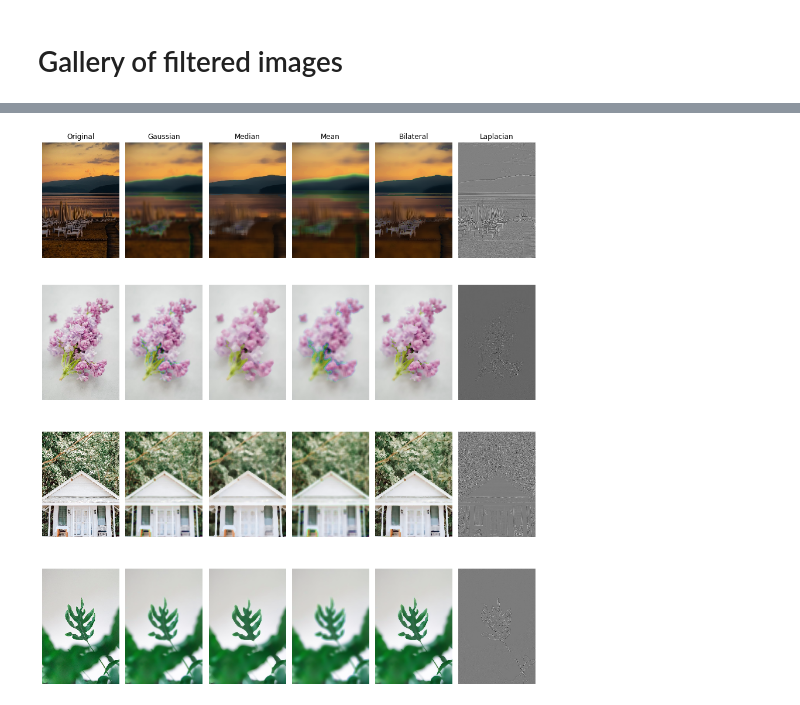
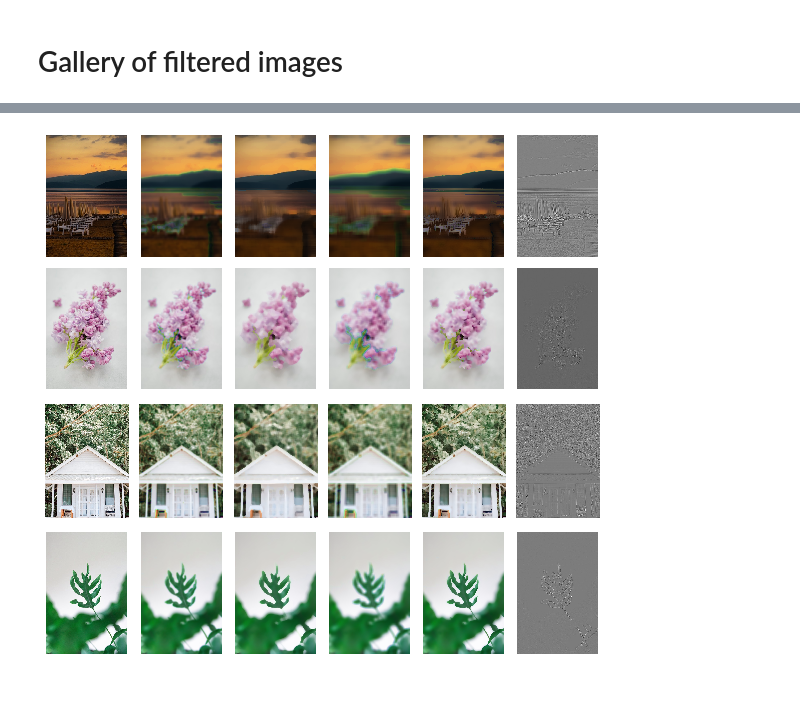
Before and after one commit to ldnam/Transformation-Filter-Unsharpmasking_project, a Jupyter notebook: filter-all.ipynb, the cells around one changed output, grey strips where cells are left out. Drawn from its saved outputs; the diff is of its cells as text; code cells hidden in the pictures.

```diff
--- a/filter-all.ipynb
+++ b/filter-all.ipynb
@@ -8,20 +8,29 @@ from PIL import Image, ImageFilter
 from skimage import color
 from skimage import io
 import os
-# %%
-image = cv2.imread(os.path.join('images', 'sunsetsmall.JPG')) # reads the image
-image = cv2.cvtColor(image, cv2.COLOR_BGR2HSV) # convert to HSV
 # %%
-blur_sizes = [3, 7, 15, 35]
-
-all_gauss_images = [image] + [
+img_names = ['sunset', 'flower', 'house', 'leaf']
+for img_name in img_names:
+    file_name = img_name + 'small.jpg'
+    image = cv2.imread(os.path.join('images', file_name)) # reads the image
+    image = cv2.cvtColor(image, cv2.COLOR_BGR2HSV) # convert to HSV
+    blur_sizes = [3, 7, 15, 31]
+    all_gauss_images = [image] + [
     cv2.GaussianBlur(image,(blur_size, blur_size), 0) for blur_size in blur_sizes]
-
-all_median_images = [image] + [
+    all_median_images = [image] + [
     cv2.medianBlur(image,(blur_size), 0) for blur_size in blur_sizes]
-
-all_mean_images = [image] + [
+    all_mean_images = [image] + [
     cv2.blur(image,(blur_size, blur_size), 0) for blur_size in blur_sizes]
-
-all_bilateral_images = [image] + [
+    all_bilateral_images = [image] + [
     cv2.bilateralFilter(image, blur_size, 100, 100) for blur_size in blur_sizes]
+    all_sunset_blurs = all_gauss_images + all_median_images + all_mean_images + all_bilateral_images
+    columns = 5
+    rows = 4
+    fig = plt.figure(figsize=(9, 10))
+    for i in range(1, columns*rows +1):
+        fig.add_subplot(rows, columns, i)
+        plt.imshow(cv2.cvtColor(all_sunset_blurs[i-1], cv2.COLOR_HSV2RGB))
+        plt.axis("off")
+        fig.tight_layout()
+    # plt.show()
+    plt.savefig(os.path.join('out-images', img_name+"-blurs"), dpi=300)
@@ -63,19 +63,16 @@ for img_name in img_names:
 # %%
 columns = 6
 rows = len(img_names)
-fig = plt.figure(figsize=(12, 14))
-titles=("Original", "Gaussian", "Median", "Mean", "Bilateral", "Laplacian")
+fig = plt.figure(figsize=(8, 7.5))
 for i in range(1, columns*rows+1):
     fig.add_subplot(rows, columns, i)
     if i%6 == 0:
         plt.imshow(all_blur_imgs[i-1], cmap = 'gray') # print Laplacian
     else:
         plt.imshow(cv2.cvtColor(all_blur_imgs[i-1], cv2.COLOR_HSV2RGB)) # print other blurred images
     plt.axis("off")
-    if i<7:
-        plt.title(titles[i-1])
 fig.tight_layout()
 # plt.show()
 plt.savefig(os.path.join('out-images', "all-blurs"), dpi=300)
 # %% [output]
-[figure, old version]
+[figure, new version]
```
Also changed, not shown: parts of 2 cells of this notebook.
